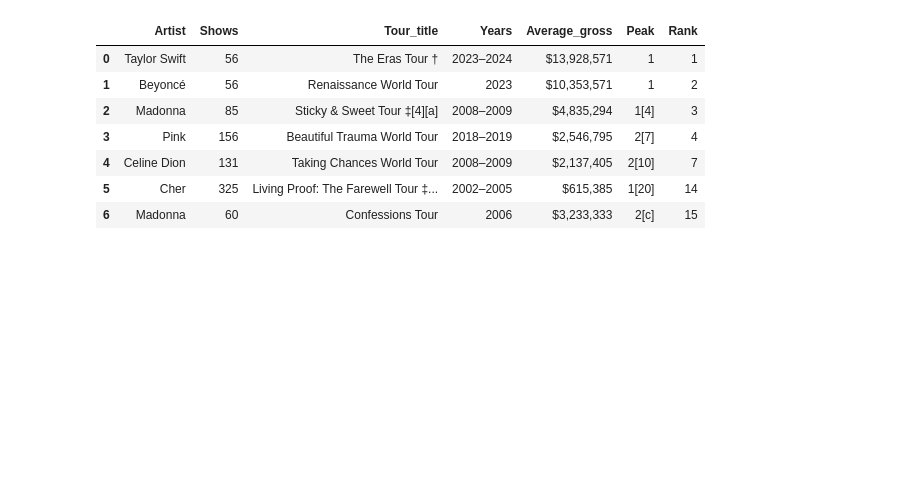
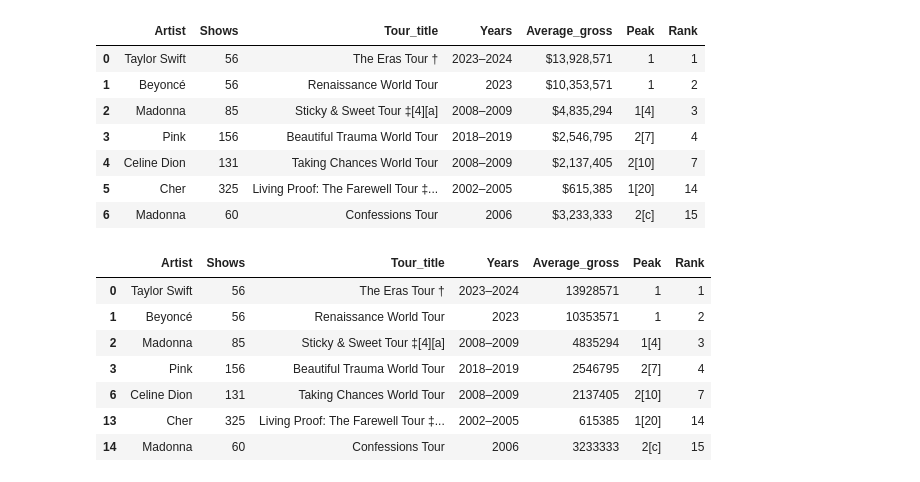
Before and after one commit to mohitmishra8921/Datascience, a Jupyter notebook: kaggle.ipynb, the cells around one changed output. Saved outputs shown, nothing was run; the diff lists cells and outputs as text; code cells hidden in the pictures; blank space fills up the shorter version.

```diff
--- a/kaggle.ipynb
+++ b/kaggle.ipynb
@@ -212,3 +212,16 @@ df7.reset_index(drop=True)
 | 4 | Celine Dion | 131 | Taking Chances World Tour | 2008–2009 | $2,137,405 | 2[10] | 7 |
 | 5 | Cher | 325 | Living Proof: The Farewell Tour ‡... | 2002–2005 | $615,385 | 1[20] | 14 |
 | 6 | Madonna | 60 | Confessions Tour | 2006 | $3,233,333 | 2[c] | 15 |
+# %%
+
+df7['Average_gross'] = df7['Average_gross'].str.replace('$', '').str.replace(',', '').copy()
+df7
+# %% [output]
+|  | Artist | Shows | Tour_title | Years | Average_gross | Peak | Rank |
+| 0 | Taylor Swift | 56 | The Eras Tour † | 2023–2024 | 13928571 | 1 | 1 |
+| 1 | Beyoncé | 56 | Renaissance World Tour | 2023 | 10353571 | 1 | 2 |
+| 2 | Madonna | 85 | Sticky & Sweet Tour ‡[4][a] | 2008–2009 | 4835294 | 1[4] | 3 |
+| 3 | Pink | 156 | Beautiful Trauma World Tour | 2018–2019 | 2546795 | 2[7] | 4 |
+| 6 | Celine Dion | 131 | Taking Chances World Tour | 2008–2009 | 2137405 | 2[10] | 7 |
+| 13 | Cher | 325 | Living Proof: The Farewell Tour ‡... | 2002–2005 | 615385 | 1[20] | 14 |
+| 14 | Madonna | 60 | Confessions Tour | 2006 | 3233333 | 2[c] | 15 |
```
Also changed, not shown: parts of 8 cells of this notebook, 2 other files.
